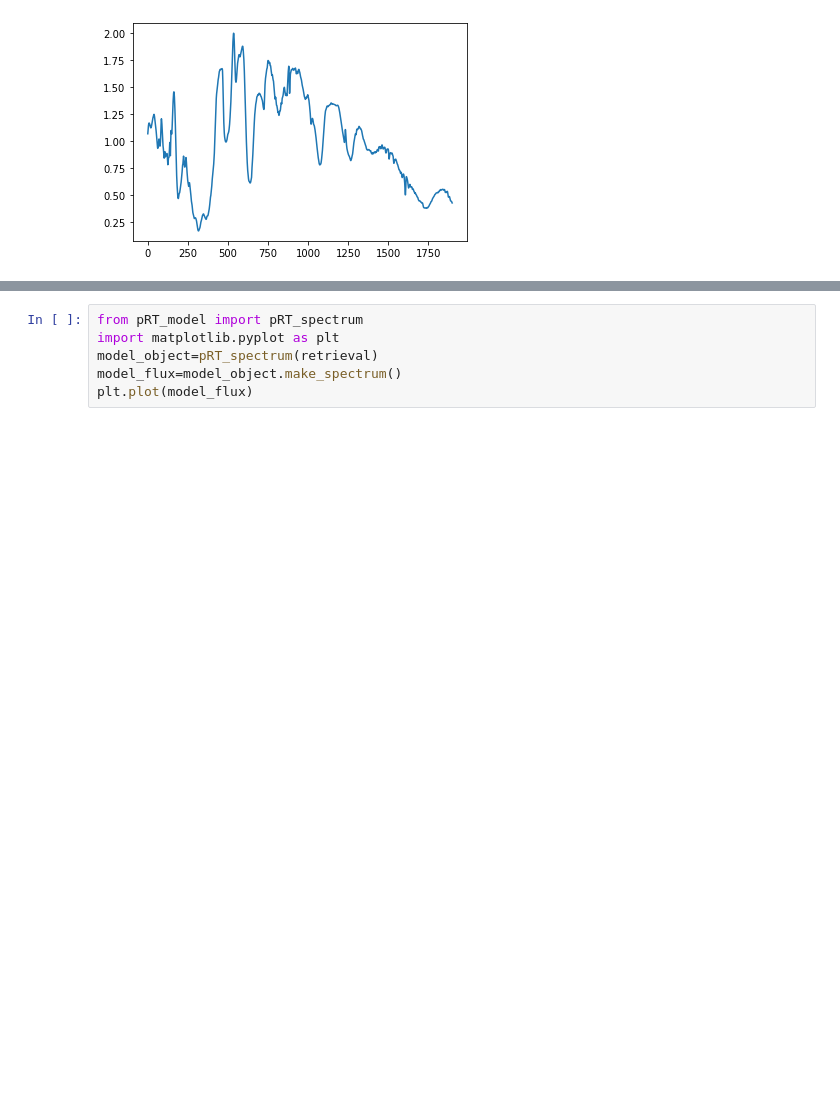
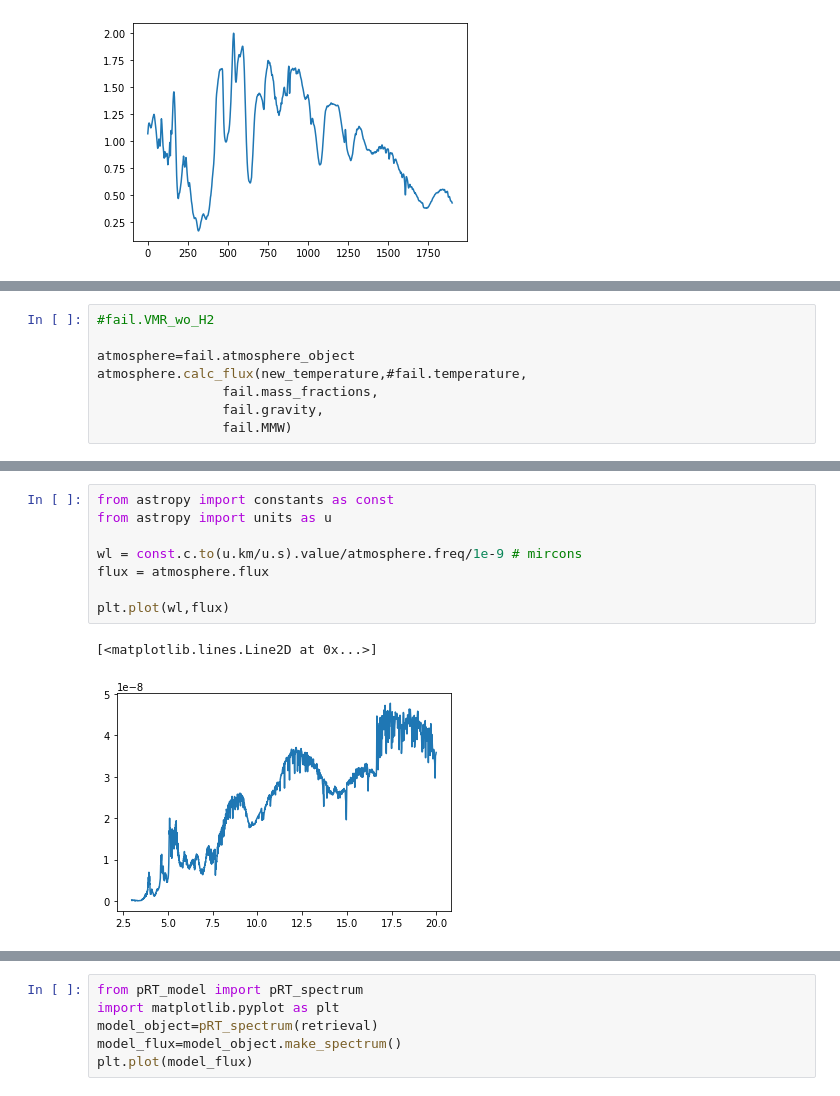
Before and after one commit to NatalieGrasser/LIFE_retrieval, a Jupyter notebook: LIFE_retrieval/debugging.ipynb, the cells around one changed output, grey strips where cells are left out. Saved outputs shown, nothing was run; the diff lists cells and outputs as text; blank space fills up the shorter version.

```diff
--- a/LIFE_retrieval/debugging.ipynb
+++ b/LIFE_retrieval/debugging.ipynb
@@ -113,0 +122,8 @@ plt.plot(model_flux)
+# %%
+#fail.VMR_wo_H2
+
+atmosphere=fail.atmosphere_object
+atmosphere.calc_flux(new_temperature,#fail.temperature,
+                fail.mass_fractions,
+                fail.gravity,
+                fail.MMW)
@@ -113,0 +141,11 @@ plt.plot(model_flux)
+# %%
+from astropy import constants as const
+from astropy import units as u
+
+wl = const.c.to(u.km/u.s).value/atmosphere.freq/1e-9 # mircons
+flux = atmosphere.flux
+
+plt.plot(wl,flux)
+# %% [output]
+[<matplotlib.lines.Line2D at 0x...>]
+[figure, added]
```
Also changed, not shown: parts of 5 cells of this notebook, 2 other files.
